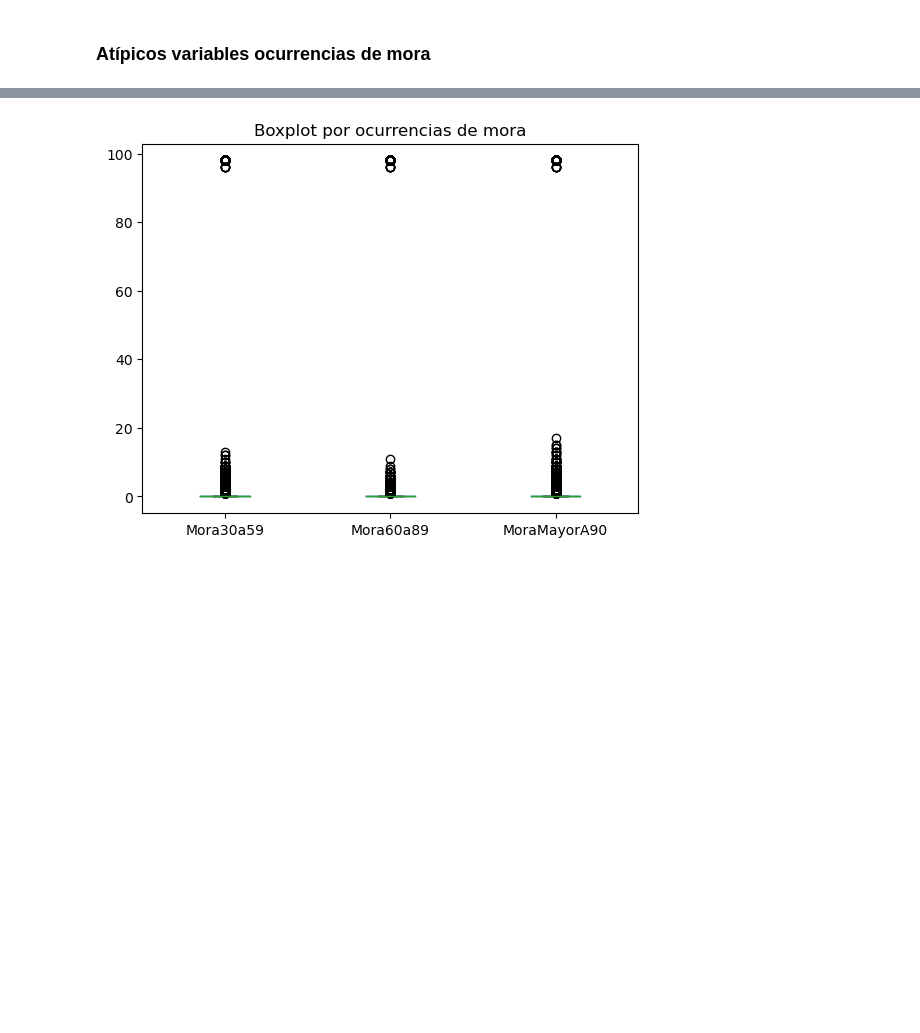
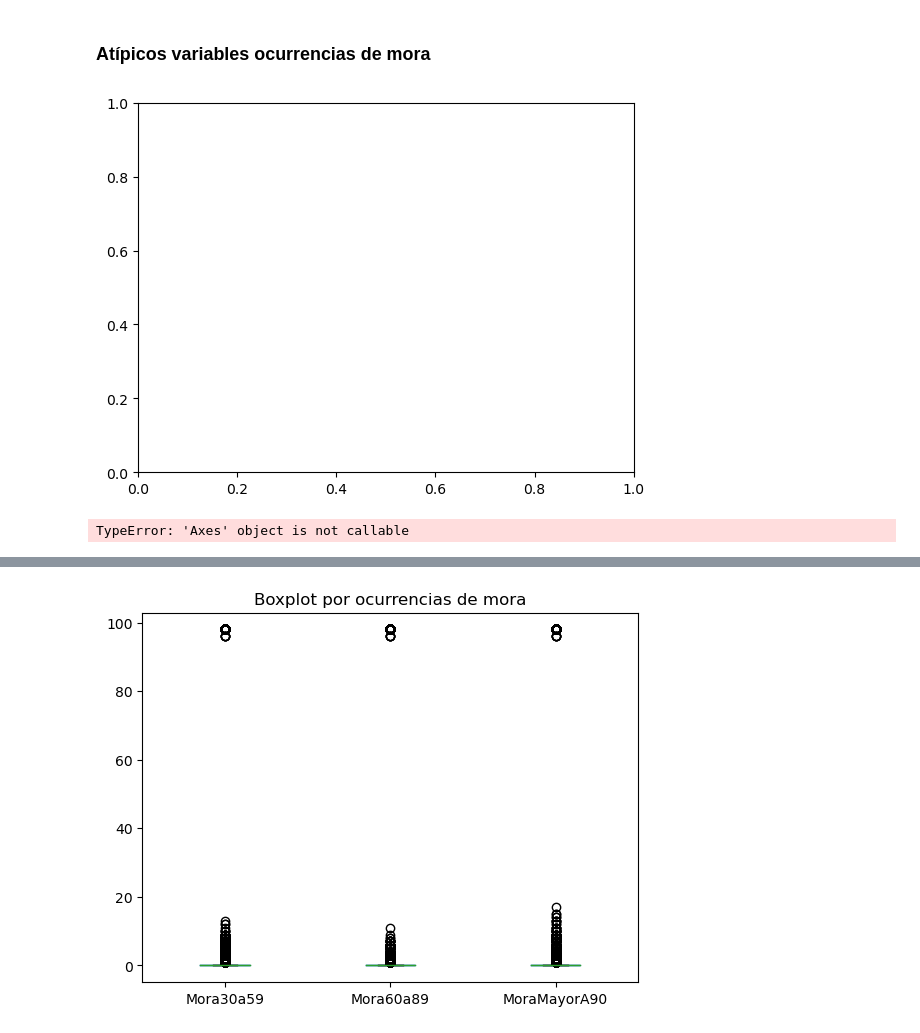
Before and after one commit to 00Fede/givemesomecredit, a Jupyter notebook: Preprocessing.ipynb, the cells around one changed output, grey strips where cells are left out. Cells and saved outputs as stored; diff of their text form; code cells hidden in the pictures; blank space fills up the shorter version.

```diff
--- a/Preprocessing.ipynb
+++ b/Preprocessing.ipynb
@@ -189,3 +200,14 @@ ax.tick_params(labelsize = 10)
 ## **Detección de atípicos**
 # %% [markdown]
 ### **Atípicos variables ocurrencias de mora**
+# %%
+# boxplot for TasaUtilizacionLineasRotativas variable
+fig, axes = plt.subplots()
+# %% [output]
+[figure, added]
+# %%
+sns.boxplot(
+    x    = d["TasaUtilizacionLineasRotativas"]
+)
+# %% [output]
+TypeError: 'Axes' object is not callable
```
Also changed, not shown: parts of 11 cells of this notebook, 1 other file.
